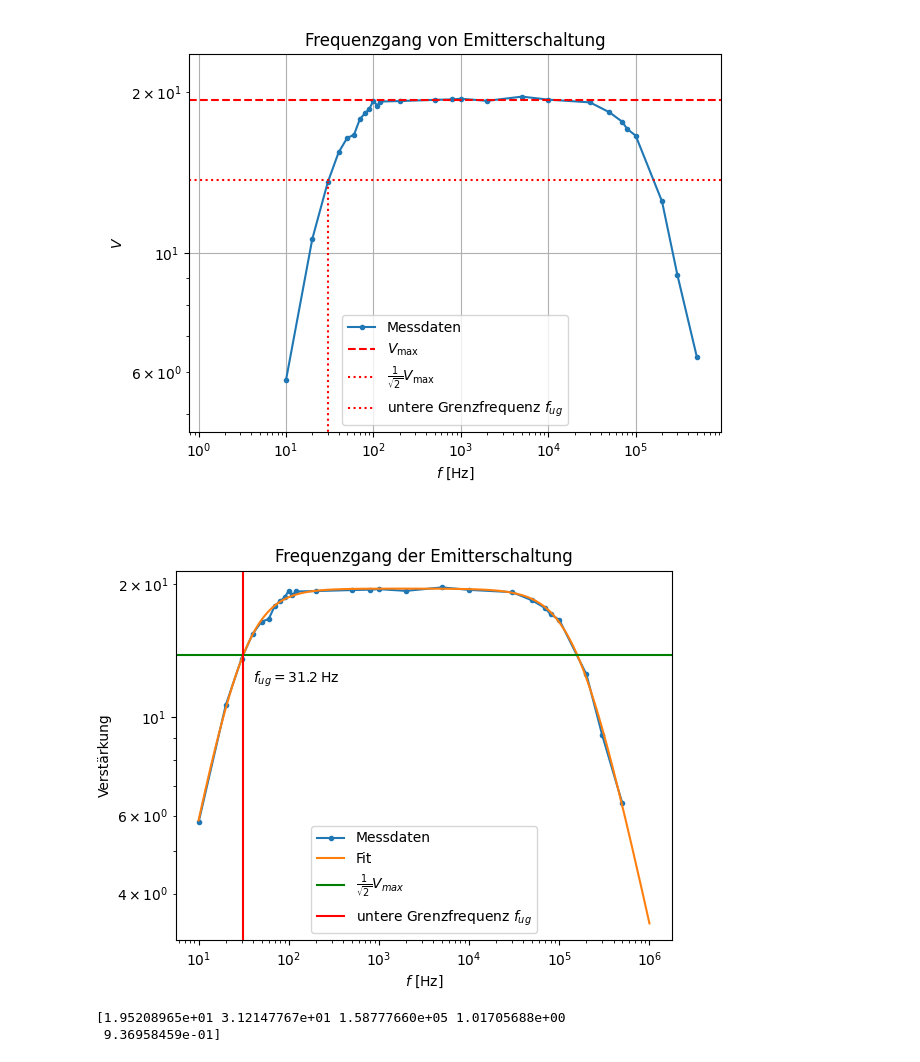
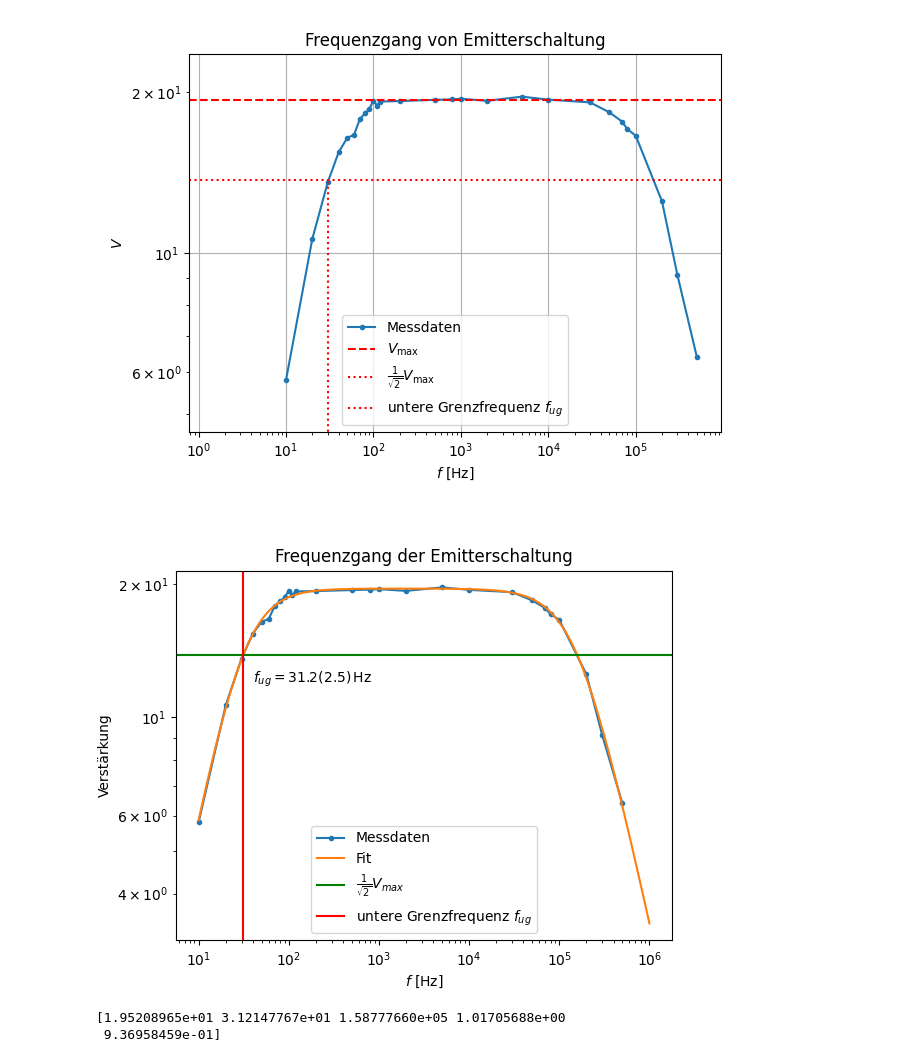
Before and after one commit to BenjaminKleijn/FP01_ElektronikGrundpraktikum, a Jupyter notebook: Plots.ipynb, the cells around one changed output. Cells and saved outputs as stored; diff of their text form; code cells hidden in the pictures.

```diff
--- a/Plots.ipynb
+++ b/Plots.ipynb
@@ -57,21 +57,21 @@ popt, pcov = curve_fit(fit_func, f, V ,p0=[20, 10000, 100000, 1, 1])
 # %%
 
 x=np.logspace(1, 6, 1000)
 plt.figure()
 plt.title(r'Frequenzgang der Emitterschaltung')
 plt.loglog(f,V,marker='.',label=rf'Messdaten')
 plt.plot(x, fit_func(x, *popt), label='Fit')
 plt.axhline(np.max(fit_func(x, *popt))/np.sqrt(2), label=r'$\frac{1}{\sqrt{2}}V_{max}$', color='green')
 plt.axvline(x=31.2, color='red', label='untere Grenzfrequenz $f_{ug}$')
 plt.yscale('log')
-plt.text(4e1, 12, r'$f_{ug}=31.2 \, \text{Hz}$', color='black')
+plt.text(4e1, 12, r'$f_{ug}=31.2(2.5) \, \text{Hz}$', color='black')
 plt.xlabel(r'$f$ [Hz]')
 plt.ylabel(r'Verstärkung')
 plt.legend()
 plt.show()
 plt.savefig(Ausgabe_path/"Frequenzgang_Fit_Emitterschaltung.png",format="png",bbox_inches='tight')
 # %% [output]
-[figure, old version]
+[figure, new version]
 # %%
 print(popt)
 # %% [output]
```
Also changed, not shown: parts of 1 cell of this notebook, 4 other files.
